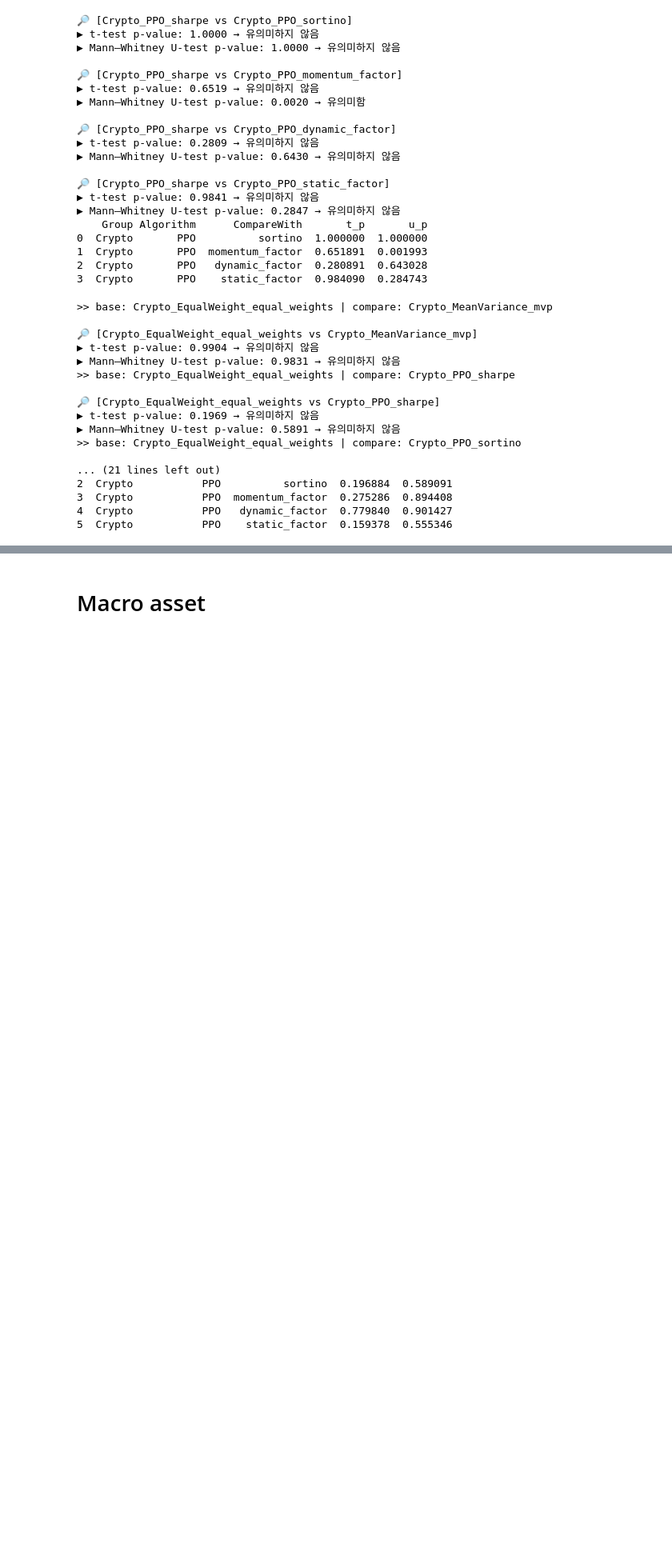
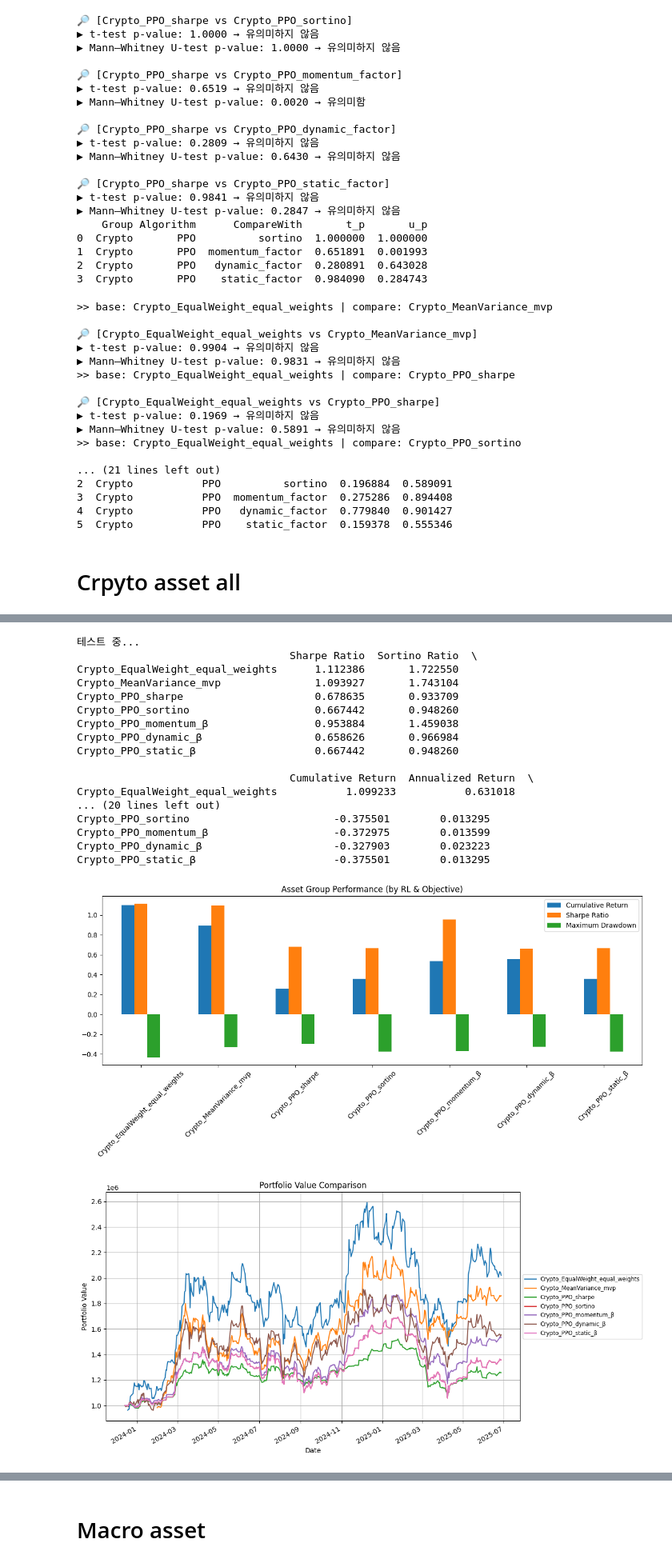
Before and after one commit to nhjung74/paper, a Jupyter notebook: Factor_based_DRL_20250804v2.ipynb, the cells around one changed output, grey strips where cells are left out. Shown at 80% size. Cells and saved outputs as stored; diff of their text form; code cells hidden in the pictures; blank space fills up the shorter version.

```diff
--- a/Factor_based_DRL_20250804v2.ipynb
+++ b/Factor_based_DRL_20250804v2.ipynb
@@ -1035,6 +1035,17 @@ Crypto_experiments = [
     ("Crypto", crypto_assets2, "PPO", PPO, "momentum_β"),
     ("Crypto", crypto_assets2, "PPO", PPO, "dynamic_β"),
     ("Crypto", crypto_assets2, "PPO", PPO, "static_β"),
+]
+
+# Crypto Asset Experiments
+Crypto_experiments_old = [
+    ("Crypto", crypto_assets, "EqualWeight", None, "equal_weights"),
+    ("Crypto", crypto_assets, "MeanVariance", None, "mvp"),
+    ("Crypto", crypto_assets, "PPO", PPO, "sharpe"),
+    ("Crypto", crypto_assets, "PPO", PPO, "sortino"),
+    ("Crypto", crypto_assets, "PPO", PPO, "momentum_β"),
+    ("Crypto", crypto_assets, "PPO", PPO, "dynamic_β"),
+    ("Crypto", crypto_assets, "PPO", PPO, "static_β"),
 ]
 
 # Macro Asset Experiments
@@ -1571,3 +1582,50 @@ print(summary_df)
 3  Crypto           PPO  momentum_factor  0.275286  0.894408
 4  Crypto           PPO   dynamic_factor  0.779840  0.901427
 5  Crypto           PPO    static_factor  0.159378  0.555346
+# %% [markdown]
+# Crpyto asset all
+# %%
+# 실험 실행
+results = {}
+previous_group = None
+
+for group, assets, algo_name, algo_class, objective in Crypto_experiments_old:
+    key = f"{group}_{algo_name}_{objective}"
+    print(f"▶ Running: {key}")
+    try:
+        results[key] = train_and_evaluate(assets, algo_class, objective)
+    except Exception as e:
+        print(f"Error in {key}: {str(e)}")
+        results[key] = None
+    # 그룹이 바뀔때만 기술통계 출력
+    if previous_group != group:
+        show_summary = True
+        previous_group = group
+    else:
+        show_summary = False
+
+
+# 성과 요약 (오류 제외)
+valid_results = {k: v for k, v in results.items() if v is not None}
+metrics_table = pd.DataFrame({k: performance_metrics(v) for k, v in valid_results.items()}).T
+print(metrics_table)
+
+# 성과 막대그래프
+metrics_table[["Cumulative Return", "Sharpe Ratio", "Maximum Drawdown"]].plot(
+    kind="bar", figsize=(12, 6), title="Asset Group Performance (by RL & Objective)"
+)
+plt.xticks(rotation=45)
+plt.tight_layout()
+plt.show()
+
+
+# 포트폴리오 가치 시계열 그래프
+results_df = pd.DataFrame(valid_results)
+ax = results_df.plot(figsize=(12, 6), title="Portfolio Value Comparison")
+plt.xlabel("Date")
+plt.ylabel("Portfolio Value")
+plt.grid(True)
+# 🔽 범례를 오른쪽 바깥에 배치
+plt.legend(loc='center left', bbox_to_anchor=(1.0, 0.5), fontsize='small')
+plt.tight_layout()
+# %% [output]
@@ -1573,0 +1717,19 @@ print(summary_df)
+테스트 중...
+                                  Sharpe Ratio  Sortino Ratio  \
+Crypto_EqualWeight_equal_weights      1.112386       1.722550
+Crypto_MeanVariance_mvp               1.093927       1.743104
+Crypto_PPO_sharpe                     0.678635       0.933709
+Crypto_PPO_sortino                    0.667442       0.948260
+Crypto_PPO_momentum_β                 0.953884       1.459038
+Crypto_PPO_dynamic_β                  0.658626       0.966984
+Crypto_PPO_static_β                   0.667442       0.948260
+
+                                  Cumulative Return  Annualized Return  \
+Crypto_EqualWeight_equal_weights           1.099233           0.631018
+... (20 lines left out)
+Crypto_PPO_sortino                       -0.375501        0.013295
+Crypto_PPO_momentum_β                    -0.372975        0.013599
+Crypto_PPO_dynamic_β                     -0.327903        0.023223
+Crypto_PPO_static_β                      -0.375501        0.013295
+[figure, added]
+[figure, added]
```
Also changed, not shown: parts of 3 cells of this notebook.
